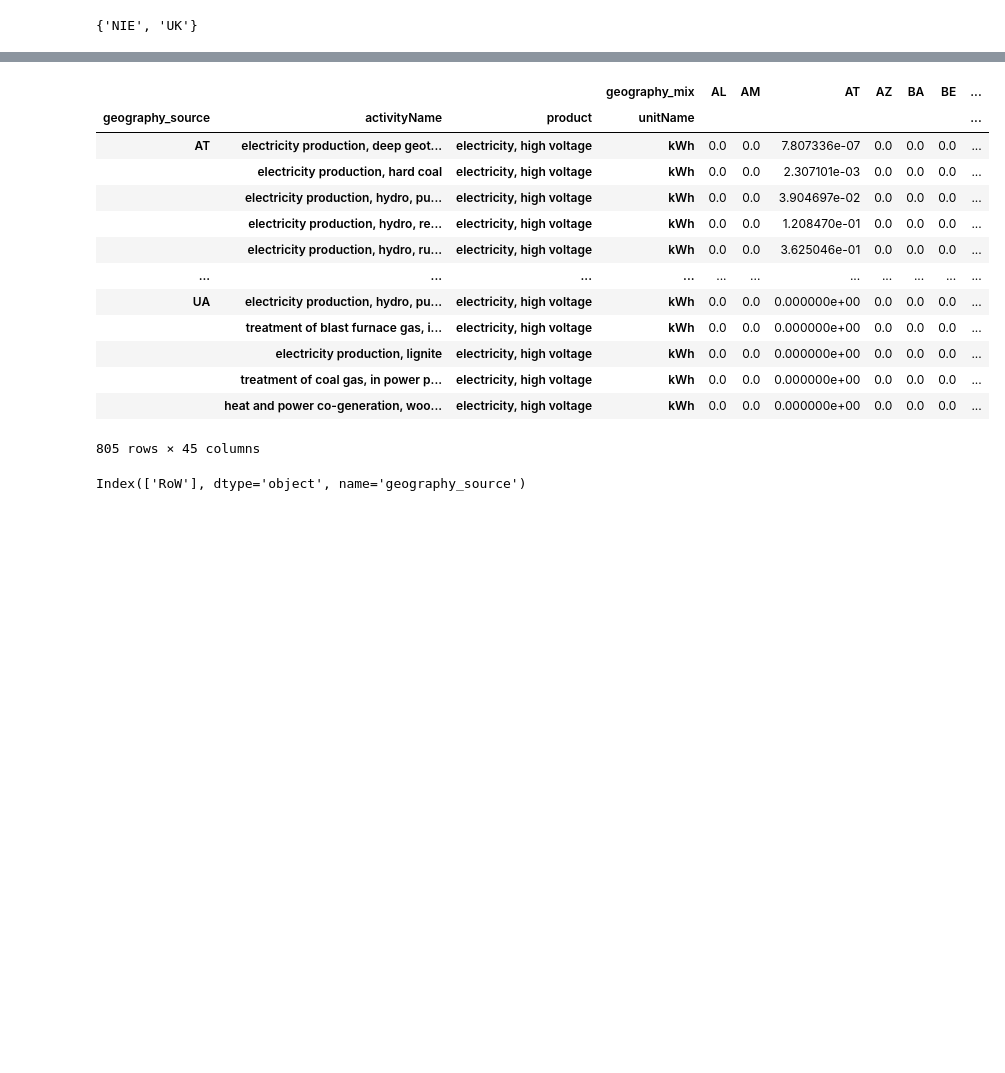
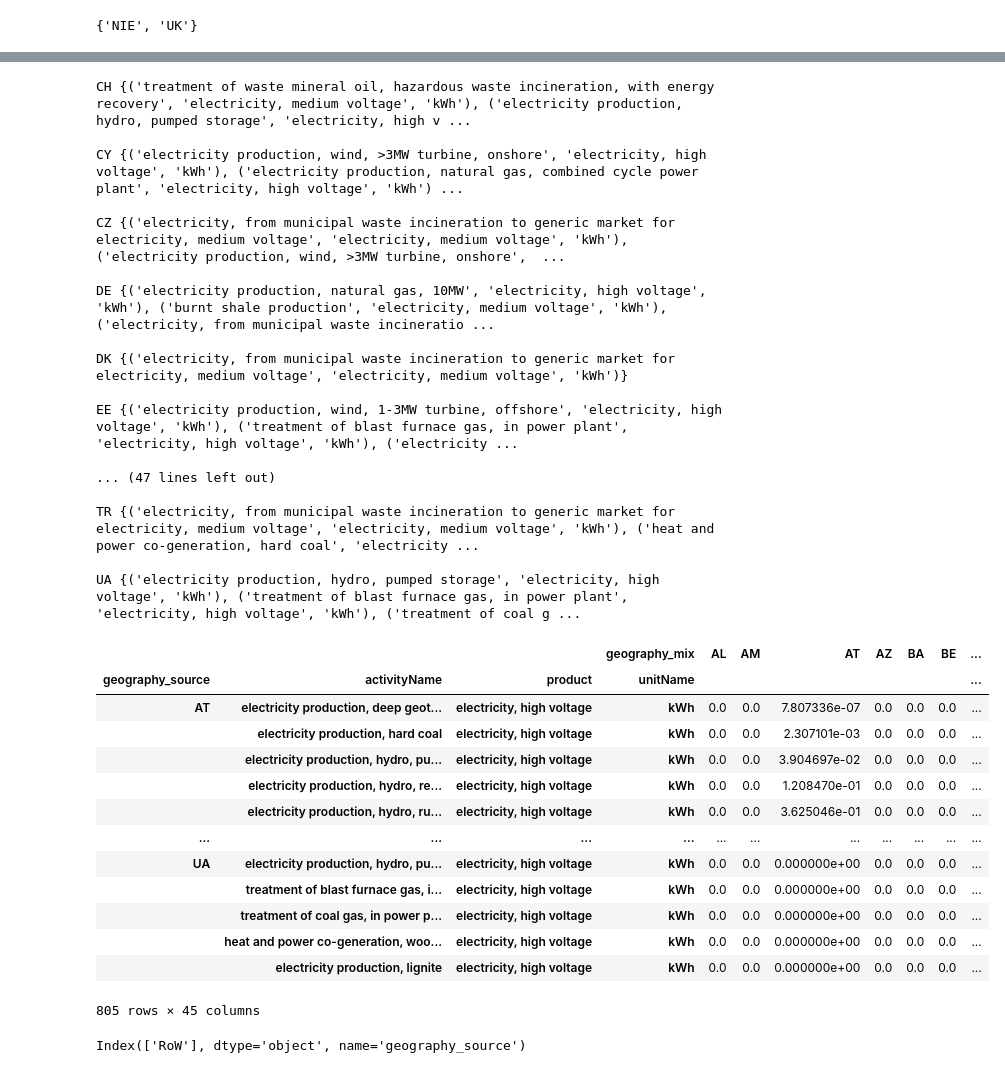
Before and after one commit to LIST-LUXEMBOURG/shrecc, a Jupyter notebook: notebooks/lcia_factors.ipynb, the cells around one changed output, grey strips where cells are left out. Cells and saved outputs as stored; diff of their text form; code cells hidden in the pictures; blank space fills up the shorter version.

```diff
--- a/notebooks/lcia_factors.ipynb
+++ b/notebooks/lcia_factors.ipynb
@@ -371,4 +371,6 @@ countries.append('UK')
 # %%
-countries_intersection = sorted(list(set(countries) & set(elec_mixes_ei.index.levels[2])))
+countries_intersection = sorted(
+    list(set(countries) & set(elec_mixes_ei.index.levels[2]))
+)
 n_countries = len(countries_intersection)
 # %%
@@ -398,17 +421,17 @@ mix_low_col = mix_low_col[mix_low_col!=0].sort_index()
 # mix_low_col[mix_low_col==0] = 1e-12
 # %%
 to_exclude = [
-    'electricity voltage transformation from high to medium voltage',
-    'electricity voltage transformation from medium to low voltage',
-    'electricity, high voltage, production mix',
-    'market for electricity, high voltage',
-    'market for electricity, low voltage',
-    'market for electricity, medium voltage',
-    'electricity voltage transformation, residual mix, from high to medium voltage',
-    'electricity, low voltage, residual mix',
-    'electricity, high voltage, residual mix',
-    'electricity, medium voltage, residual mix',
-    'electricity voltage transformation, residual mix, from medium to low voltage'
+    "electricity voltage transformation from high to medium voltage",
+    "electricity voltage transformation from medium to low voltage",
+    "electricity, high voltage, production mix",
+    "market for electricity, high voltage",
+    "market for electricity, low voltage",
+    "market for electricity, medium voltage",
+    "electricity voltage transformation, residual mix, from high to medium voltage",
+    "electricity, low voltage, residual mix",
+    "electricity, high voltage, residual mix",
+    "electricity, medium voltage, residual mix",
+    "electricity voltage transformation, residual mix, from medium to low voltage",
 ]
 # %%
 ### There are inventories with emission factors out there, but they don't appear in any mix
@@ -423,23 +462,22 @@ imports = available_LCIs.index.get_level_values('activityName').str.startswith('
 
 available_LCIs = available_LCIs[~imports]
 # %%
-for country in mix_low_resolved.index.get_level_values('geography_source').unique():
+for country in mix_low_resolved.index.get_level_values("geography_source").unique():
 
-    if country == 'RoW':
+    if country == "RoW":
         continue
 
-    LCIs_to_add = set(available_LCIs.xs(country).index) - set(mix_low_resolved.xs(country)[country].index)
+    LCIs_to_add = set(available_LCIs.xs(country).index) - set(
+        mix_low_resolved.xs(country)[country].index
+    )
 
     for LCI in LCIs_to_add:
-        mix_low_resolved.loc[(country,*LCI), country] = 1e-12
-        if country == 'GB':
-            mix_low_resolved.loc[('UK',*LCI), 'UK'] = 1e-12
-
-
-
+        mix_low_resolved.loc[(country, *LCI), country] = 1e-12
+        if country == "GB":
+            mix_low_resolved.loc[("UK", *LCI), "UK"] = 1e-12
 
     # mix_low_resolved.loc[]
-    print(country, LCIs_to_add, '\n')
+    print(country, LCIs_to_add, "\n")
 
 mix_low_resolved.fillna(0)
 # %% [output]
@@ -463,15 +491,32 @@ UA {('electricity production, hydro, pumped storage', 'electricity, high voltage
+CH {('treatment of waste mineral oil, hazardous waste incineration, with energy recovery', 'electricity, medium voltage', 'kWh'), ('electricity production, hydro, pumped storage', 'electricity, high v ...
+
+CY {('electricity production, wind, >3MW turbine, onshore', 'electricity, high voltage', 'kWh'), ('electricity production, natural gas, combined cycle power plant', 'electricity, high voltage', 'kWh') ...
+
+CZ {('electricity, from municipal waste incineration to generic market for electricity, medium voltage', 'electricity, medium voltage', 'kWh'), ('electricity production, wind, >3MW turbine, onshore',  ...
+
+DE {('electricity production, natural gas, 10MW', 'electricity, high voltage', 'kWh'), ('burnt shale production', 'electricity, medium voltage', 'kWh'), ('electricity, from municipal waste incineratio ...
+
+DK {('electricity, from municipal waste incineration to generic market for electricity, medium voltage', 'electricity, medium voltage', 'kWh')}
+
+EE {('electricity production, wind, 1-3MW turbine, offshore', 'electricity, high voltage', 'kWh'), ('treatment of blast furnace gas, in power plant', 'electricity, high voltage', 'kWh'), ('electricity ...
+
+... (47 lines left out)
+
+TR {('electricity, from municipal waste incineration to generic market for electricity, medium voltage', 'electricity, medium voltage', 'kWh'), ('heat and power co-generation, hard coal', 'electricity ...
+
+UA {('electricity production, hydro, pumped storage', 'electricity, high voltage', 'kWh'), ('treatment of blast furnace gas, in power plant', 'electricity, high voltage', 'kWh'), ('treatment of coal g ...
 |  |  |  | geography_mix | AL | AM | AT | AZ | BA | BE | ... |
 | geography_source | activityName | product | unitName |  |  |  |  |  |  | ... |
 | AT | electricity production, deep geot... | electricity, high voltage | kWh | 0.0 | 0.0 | 7.807336e-07 | 0.0 | 0.0 | 0.0 | ... |
 |  | electricity production, hard coal | electricity, high voltage | kWh | 0.0 | 0.0 | 2.307101e-03 | 0.0 | 0.0 | 0.0 | ... |
 |  | electricity production, hydro, pu... | electricity, high voltage | kWh | 0.0 | 0.0 | 3.904697e-02 | 0.0 | 0.0 | 0.0 | ... |
 |  | electricity production, hydro, re... | electricity, high voltage | kWh | 0.0 | 0.0 | 1.208470e-01 | 0.0 | 0.0 | 0.0 | ... |
 |  | electricity production, hydro, ru... | electricity, high voltage | kWh | 0.0 | 0.0 | 3.625046e-01 | 0.0 | 0.0 | 0.0 | ... |
 | ... | ... | ... | ... | ... | ... | ... | ... | ... | ... | ... |
 | UA | electricity production, hydro, pu... | electricity, high voltage | kWh | 0.0 | 0.0 | 0.000000e+00 | 0.0 | 0.0 | 0.0 | ... |
 |  | treatment of blast furnace gas, i... | electricity, high voltage | kWh | 0.0 | 0.0 | 0.000000e+00 | 0.0 | 0.0 | 0.0 | ... |
-|  | electricity production, lignite | electricity, high voltage | kWh | 0.0 | 0.0 | 0.000000e+00 | 0.0 | 0.0 | 0.0 | ... |
 |  | treatment of coal gas, in power p... | electricity, high voltage | kWh | 0.0 | 0.0 | 0.000000e+00 | 0.0 | 0.0 | 0.0 | ... |
 |  | heat and power co-generation, woo... | electricity, high voltage | kWh | 0.0 | 0.0 | 0.000000e+00 | 0.0 | 0.0 | 0.0 | ... |
+|  | electricity production, lignite | electricity, high voltage | kWh | 0.0 | 0.0 | 0.000000e+00 | 0.0 | 0.0 | 0.0 | ... |
-805 rows × 45 columns
+805 rows × 45 columns
 # %%
```
Also changed, not shown: parts of 23 cells of this notebook, 1 other file.
